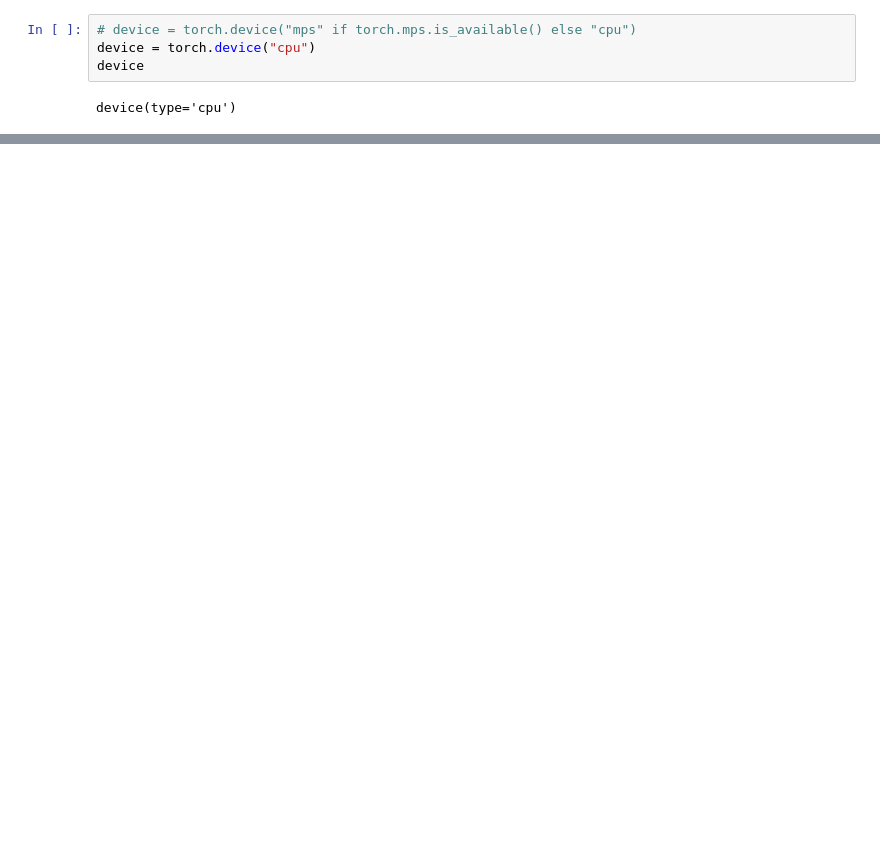
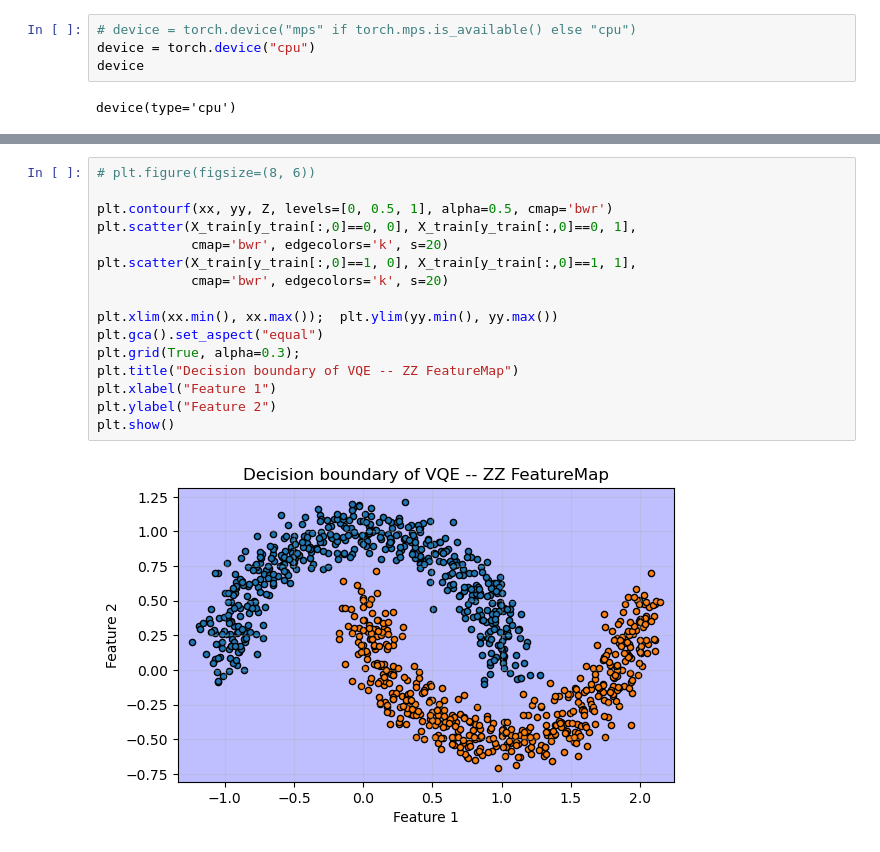
Before and after one commit to Ak-ash22/qcbm_hiwi, a Jupyter notebook: vqc_moons.ipynb, the cells around one changed output, grey strips where cells are left out. Cells and saved outputs as stored; diff of their text form; blank space fills up the shorter version.

```diff
--- a/vqc_moons.ipynb
+++ b/vqc_moons.ipynb
@@ -250,0 +280,18 @@ Test Accuracy: 50.1%
+# %%
+# plt.figure(figsize=(8, 6))
+
+plt.contourf(xx, yy, Z, levels=[0, 0.5, 1], alpha=0.5, cmap='bwr')
+plt.scatter(X_train[y_train[:,0]==0, 0], X_train[y_train[:,0]==0, 1],
+            cmap='bwr', edgecolors='k', s=20)
+plt.scatter(X_train[y_train[:,0]==1, 0], X_train[y_train[:,0]==1, 1],
+            cmap='bwr', edgecolors='k', s=20)
+
+plt.xlim(xx.min(), xx.max());  plt.ylim(yy.min(), yy.max())
+plt.gca().set_aspect("equal")
+plt.grid(True, alpha=0.3);
+plt.title("Decision boundary of VQE -- ZZ FeatureMap")
+plt.xlabel("Feature 1")
+plt.ylabel("Feature 2")
+plt.show()
+# %% [output]
+[figure, added]
```
Also changed, not shown: parts of 12 cells of this notebook, 4 other files.
